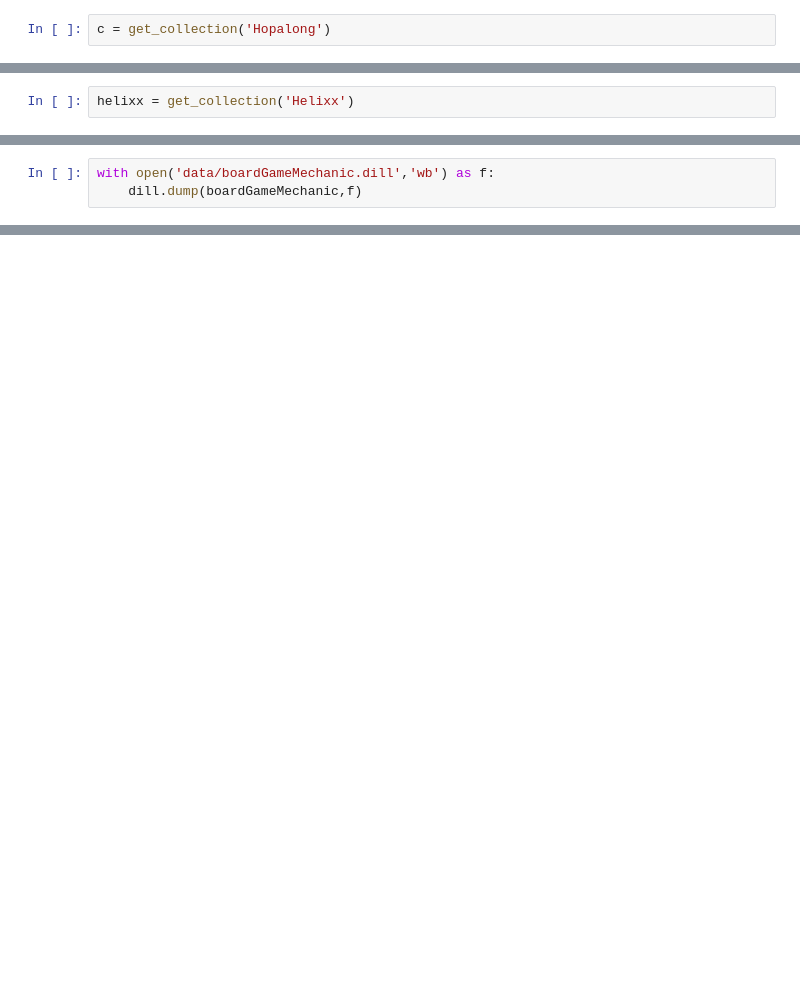
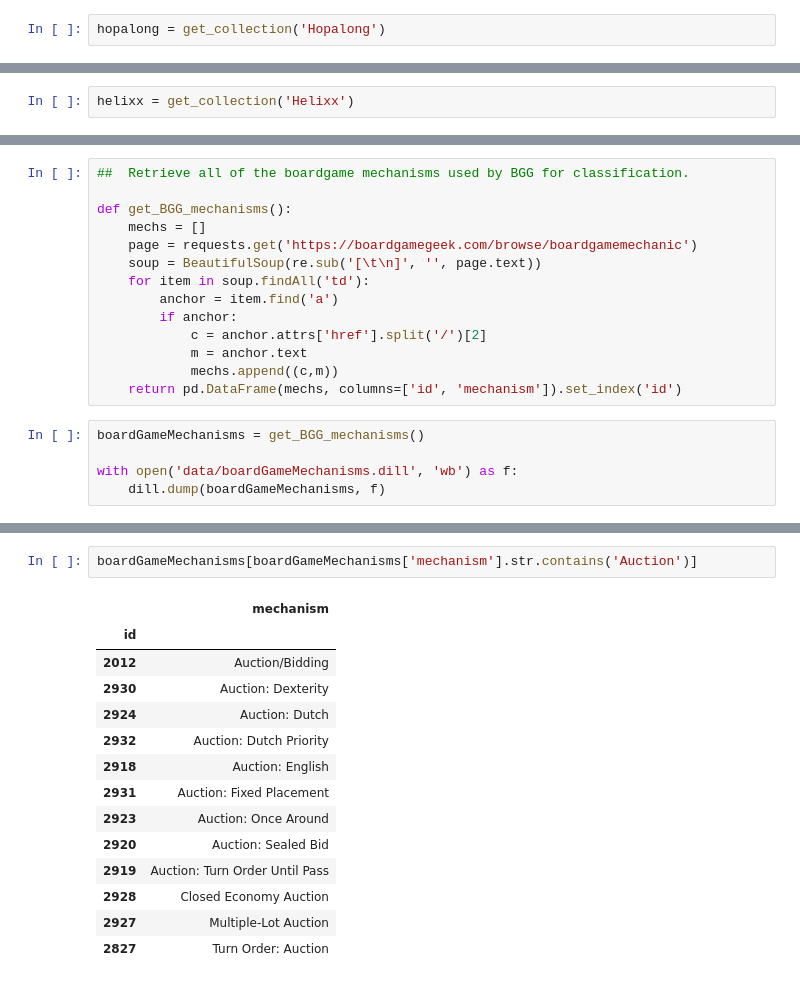
Before and after one commit to craw-daddy/BoardGame, a Jupyter notebook: parsing-data.ipynb, the cells around one changed output, grey strips where cells are left out. Drawn from its saved outputs; the diff is of its cells as text; blank space fills up the shorter version.

```diff
--- a/parsing-data.ipynb
+++ b/parsing-data.ipynb
@@ -173,2 +166,2 @@ c[c['wishlist'] == 1]
 # %%
-c = get_collection('Hopalong')
+hopalong = get_collection('Hopalong')
@@ -320,3 +198,19 @@ boardGameMechanic
+# %%
+##  Retrieve all of the boardgame mechanisms used by BGG for classification.
+
+def get_BGG_mechanisms():
+    mechs = []
+    page = requests.get('https://boardgamegeek.com/browse/boardgamemechanic')
+    soup = BeautifulSoup(re.sub('[\t\n]', '', page.text))
+    for item in soup.findAll('td'):
+        anchor = item.find('a')
+        if anchor:
+            c = anchor.attrs['href'].split('/')[2]
+            m = anchor.text
+            mechs.append((c,m))
+    return pd.DataFrame(mechs, columns=['id', 'mechanism']).set_index('id')
 # %%
-with open('data/boardGameMechanic.dill','wb') as f:
-    dill.dump(boardGameMechanic,f)
+boardGameMechanisms = get_BGG_mechanisms()
+
+with open('data/boardGameMechanisms.dill', 'wb') as f:
+    dill.dump(boardGameMechanisms, f)
@@ -422,0 +234,17 @@ bs4.BeautifulSoup
+# %%
+boardGameMechanisms[boardGameMechanisms['mechanism'].str.contains('Auction')]
+# %% [output]
+|  | mechanism |
+| id |  |
+| 2012 | Auction/Bidding |
+| 2930 | Auction: Dexterity |
+| 2924 | Auction: Dutch |
+| 2932 | Auction: Dutch Priority |
+| 2918 | Auction: English |
+| 2931 | Auction: Fixed Placement |
+| 2923 | Auction: Once Around |
+| 2920 | Auction: Sealed Bid |
+| 2919 | Auction: Turn Order Until Pass |
+| 2928 | Closed Economy Auction |
+| 2927 | Multiple-Lot Auction |
+| 2827 | Turn Order: Auction |
```
Also changed, not shown: parts of 36 cells of this notebook.
